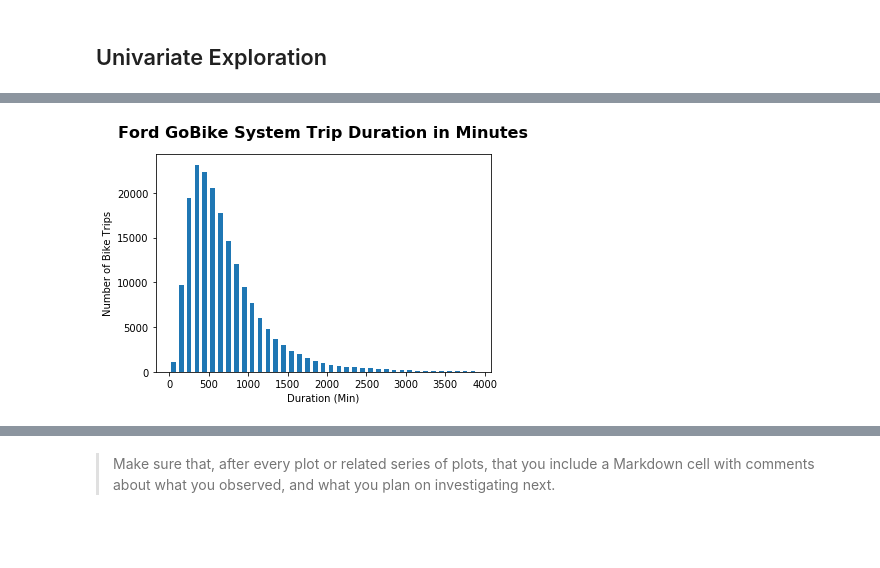
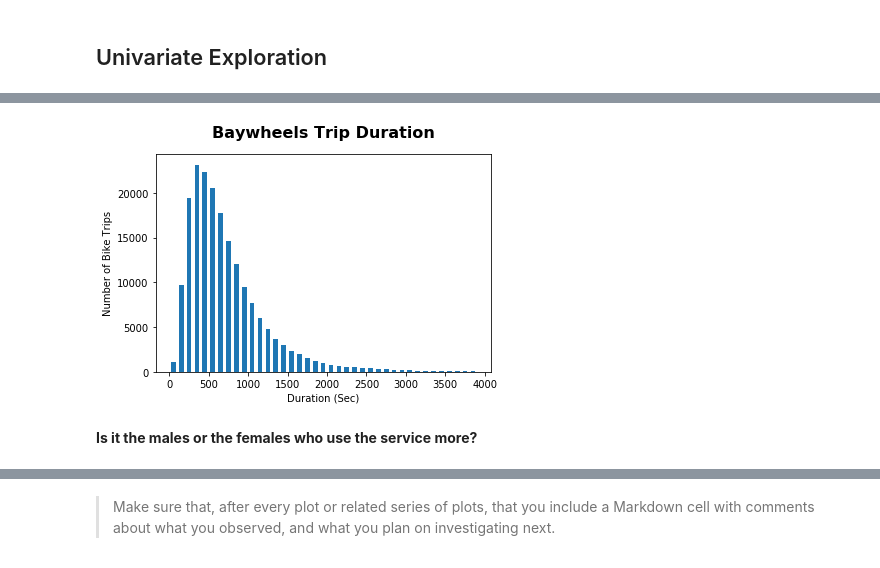
Before and after one commit to gautamgadiyar/Lyft-baywheels-analysis, a Jupyter notebook: Baywheels_data_investigation.ipynb, the cells around one changed output, grey strips where cells are left out. Cells and saved outputs as stored; diff of their text form; code cells hidden in the pictures; blank space fills up the shorter version.

```diff
--- a/Baywheels_data_investigation.ipynb
+++ b/Baywheels_data_investigation.ipynb
@@ -196,4 +191,0 @@ Name: start_station_id, dtype: int64
-# %%
-master_cleaned.member_gender = master_cleaned.member_gender.astype('category')
-master_cleaned.user_type = master_cleaned.user_type.astype('category')
-master_cleaned.bike_share_for_all_trip = master_cleaned.bike_share_for_all_trip.astype('category')
@@ -349,0 +322,3 @@ memory usage: 22.5+ MB
+# %%
+master_cleaned['speed'] = master_cleaned.distance_travelled / (master_cleaned.duration_sec/3600)
+master_cleaned.head().speed
@@ -399,16 +417,13 @@ Any data that is part of the distance, station, user related fields and time wil
 # %%
-
-# Duration of the bike rides -in MINUTES
+# Duration of the bike rides -in seconds
 bin_edges = np.arange(0, 4000, 100)
-ticks = [0, 100, 200, 300, 400, 500, 550,  600, 650,700,750,800]
-labels = ['{}'.format(val) for val in ticks]
 
 plt.hist(data = master_cleaned, x = 'duration_sec', bins = bin_edges, rwidth = 0.6);
-#sb.distplot(df_cleaned['duration_min'], bins = bin_edges, kde = False, hist_kws = {'alpha' : 1});
 
-plt.title("Ford GoBike System Trip Duration in Minutes", y=1.05, fontsize=16, fontweight='bold')
-plt.xlabel('Duration (Min)')
-#plt.xticks(ticks, labels)
+plt.title("Baywheels Trip Duration", y=1.05, fontsize=16, fontweight='bold')
+plt.xlabel('Duration (Sec)')
 plt.ylabel('Number of Bike Trips');
 # %% [output]
-[figure, old version]
+[figure, new version]
+# %% [markdown]
+**Is it the males or the females who use the service more?**
```
Also changed, not shown: parts of 31 cells of this notebook.
